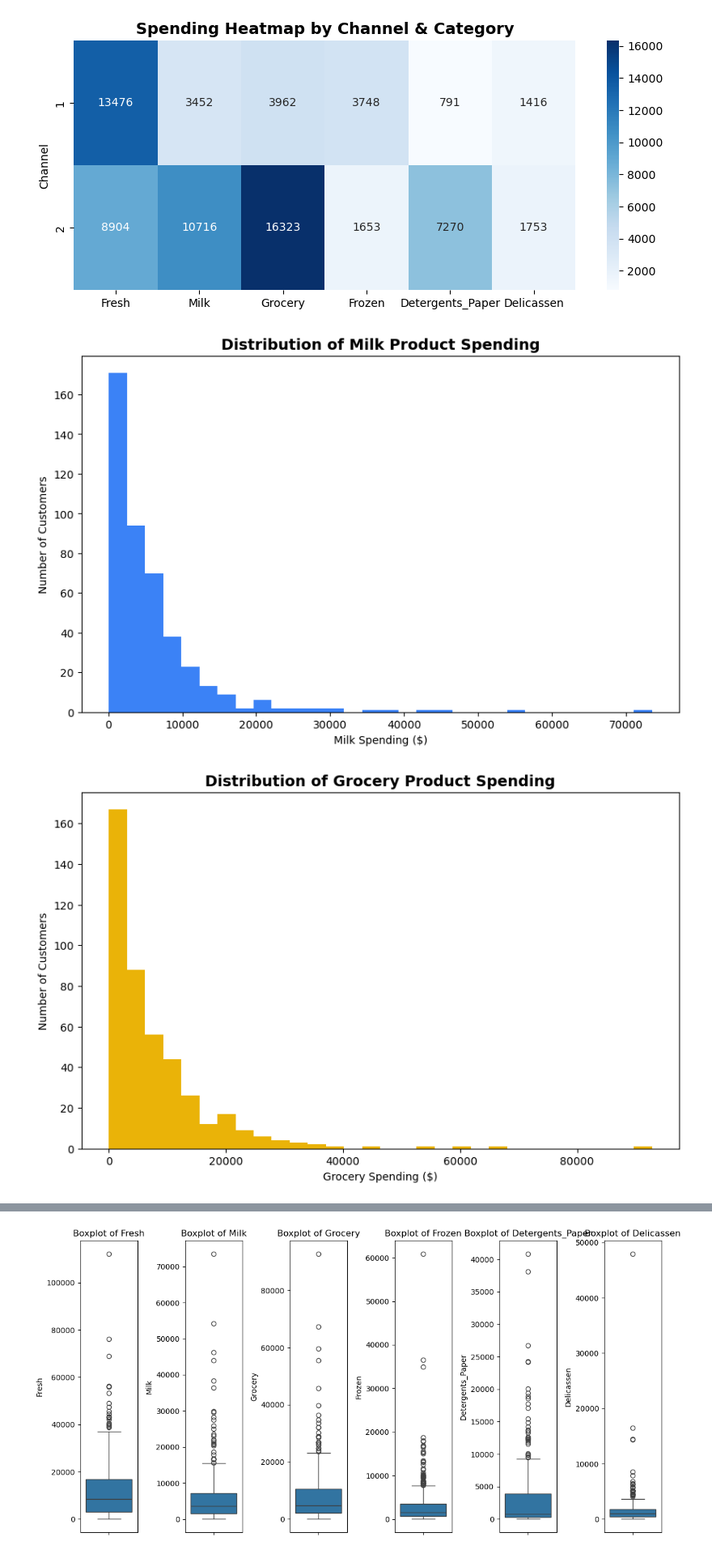
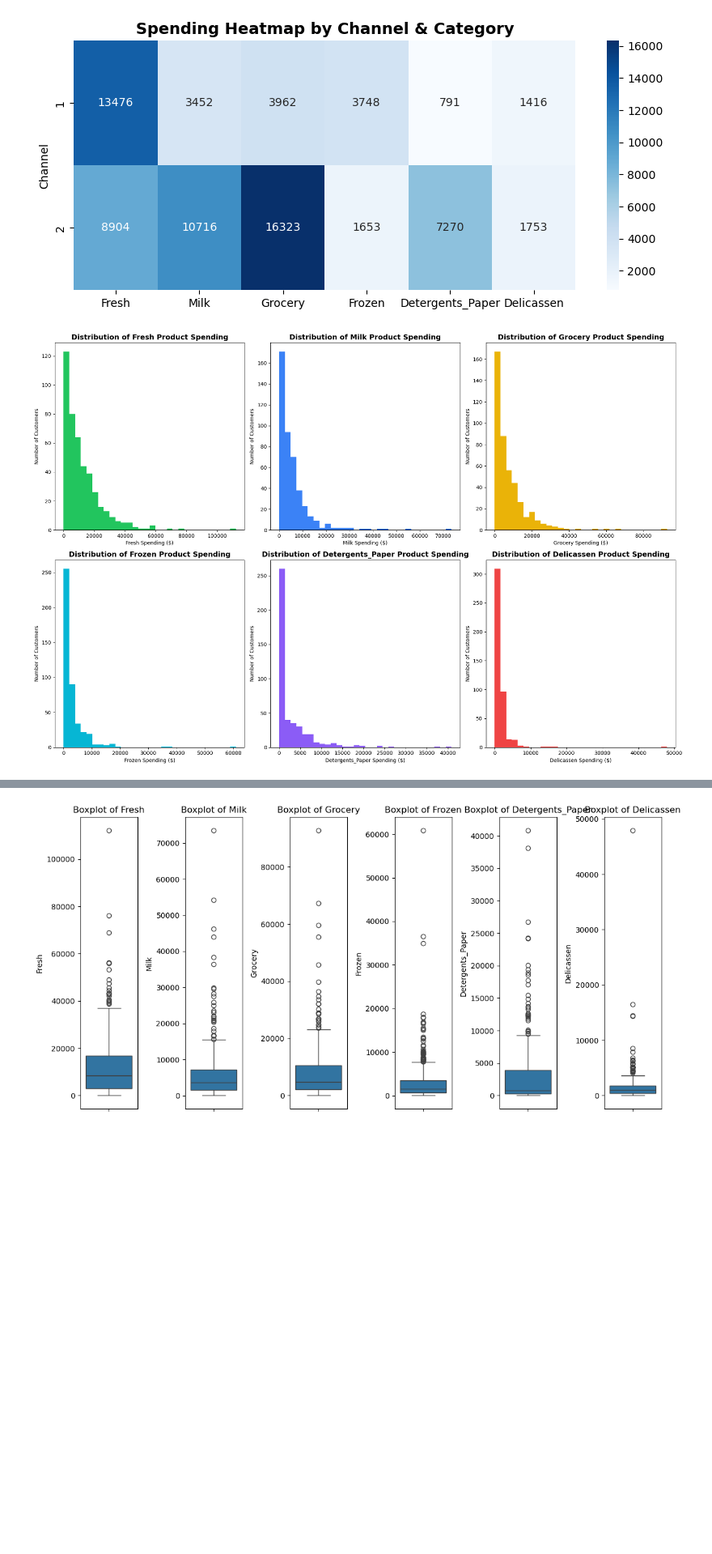
Before and after one commit to Teeshtastic/ml-project-unsupervised-learning, a Jupyter notebook: Unsupervised Learning - Project.ipynb, the cells around one changed output, grey strips where cells are left out. Shown at 81% size. Drawn from its saved outputs; the diff is of its cells as text; code cells hidden in the pictures; blank space fills up the shorter version.

```diff
--- a/Unsupervised Learning - Project.ipynb
+++ b/Unsupervised Learning - Project.ipynb
@@ -147,57 +147,22 @@ plt.show()
 # %% [output]
 [figure]
 # %%
-# Milk Spending Distribution
-plt.figure(figsize=(10, 6))
-plt.hist(df['Milk'], bins=30, color='#3B82F6')
-plt.title('Distribution of Milk Product Spending', fontweight='bold', fontsize=14)
-plt.xlabel('Milk Spending ($)')
-plt.ylabel('Number of Customers')
+# Spending Distributions
+plt.figure(figsize=(18, 12))
+
+# Data and colors for each category
+categories = ['Fresh', 'Milk', 'Grocery', 'Frozen', 'Detergents_Paper', 'Delicassen']
+colors = ['#22C55E', '#3B82F6', '#EAB308', '#06B6D4', '#8B5CF6', '#EF4444']
+
+# Create subplots in 2x3 grid
+for i, (category, color) in enumerate(zip(categories, colors)):
+    plt.subplot(2, 3, i+1)
+    plt.hist(df[category], bins=30, color=color)
+    plt.title(f'Distribution of {category} Product Spending', fontweight='bold', fontsize=14)
+    plt.xlabel(f'{category} Spending ($)')
+    plt.ylabel('Number of Customers')
+
+plt.tight_layout()
 plt.show()
-
-# Grocery Spending Distribution
-plt.figure(figsize=(10, 6))
-plt.hist(df['Grocery'], bins=30, color='#EAB308')
-plt.title('Distribution of Grocery Product Spending', fontweight='bold', fontsize=14)
-plt.xlabel('Grocery Spending ($)')
-plt.ylabel('Number of Customers')
-plt.show()
-
-# Fresh Spending Distribution
-plt.figure(figsize=(10, 6))
-
-plt.hist(df['Fresh'], bins=30, color='#22C55E')
-plt.title('Distribution of Fresh Product Spending', fontweight='bold', fontsize=14)
-plt.xlabel('Fresh Spending ($)')
-plt.ylabel('Number of Customers')
-plt.show()
-
-# Frozen Spending Distribution
-plt.figure(figsize=(10, 6))
-
-plt.hist(df['Frozen'], bins=30, color='#06B6D4')
-plt.title('Distribution of Frozen Product Spending', fontweight='bold', fontsize=14)
-plt.xlabel('Frozen Spending ($)')
-plt.ylabel('Number of Customers')
-plt.show()
-
-# Detergents_Paper Spending Distribution
-plt.figure(figsize=(10, 6))
-
-plt.hist(df['Detergents_Paper'], bins=30, color='#8B5CF6')
-plt.title('Distribution of Detergents_Paper Product Spending', fontweight='bold', fontsize=14)
-plt.xlabel('Detergents_Paper Spending ($)')
-plt.ylabel('Number of Customers')
-plt.show()
-
-# Delicassen Spending Distribution
-plt.figure(figsize=(10, 6))
-
-plt.hist(df['Delicassen'], bins=30, color='#EF4444')
-plt.title('Distribution of Delicassen Product Spending', fontweight='bold', fontsize=14)
-plt.xlabel('Delicassen Spending ($)')
-plt.ylabel('Number of Customers')
-plt.show()
 # %% [output]
-[figure, old version]
+[figure, new version]
-[figure, removed]
```
Also changed, not shown: parts of 5 cells of this notebook.
